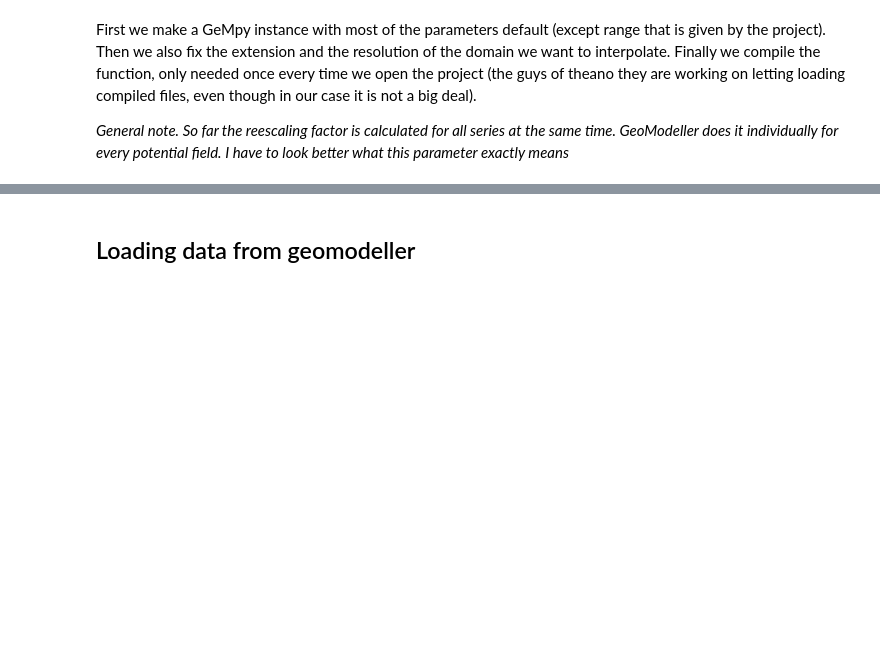
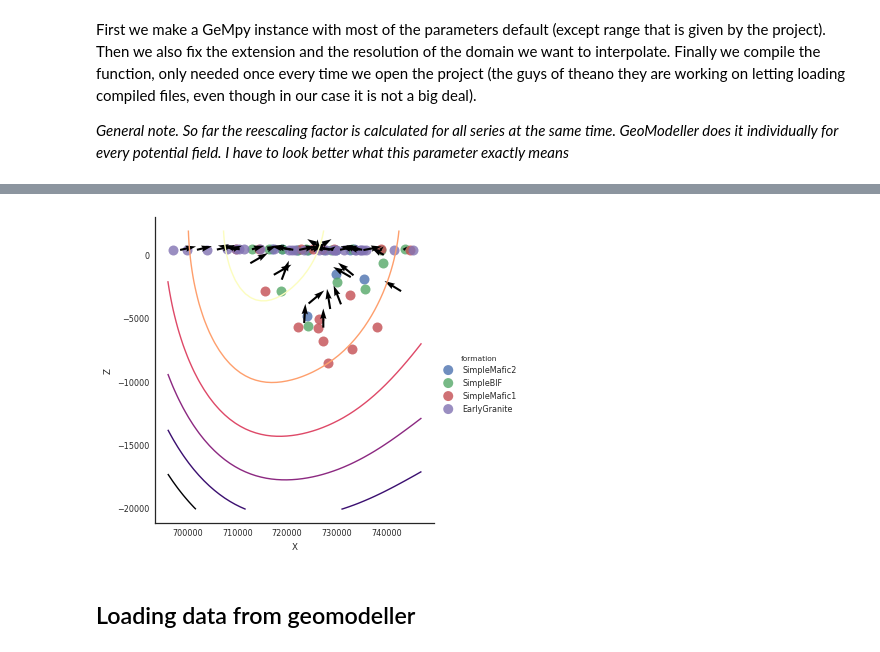
Before and after one commit to Leguark/GeMpy, a Jupyter notebook: Prototype Notebook/Sandstone Project-Copy1.ipynb, the cells around one changed output, grey strips where cells are left out. Drawn from its saved outputs; the diff is of its cells as text; code cells hidden in the pictures; blank space fills up the shorter version.

```diff
--- a/Prototype Notebook/Sandstone Project-Copy1.ipynb
+++ b/Prototype Notebook/Sandstone Project-Copy1.ipynb
@@ -58,8 +66,0 @@ TypeError: __init__() missing 1 required positional argument: 'spatial_parameter
-# %%
-# Setting extend, grid and compile
-# Setting the extent
-sandstone = GeMpy_core.DataManagement(696000,747000,6863000,6950000,-20000, 2000,
-                                     path_f = os.pardir+"/input_data/a_Foliations.csv",
-                                     path_i = os.pardir+"/input_data/a_Points.csv")
-
-sandstone.create_grid()
@@ -115,3 +69,7 @@ ipdb> exit
+# %%
+sandstone.Plot.plot_potential_field(sandstone.Interpolator.potential_field, 20, plot_data = True, cmap = "magma")
+# %% [output]
+[figure, added]
 # %%
 # Setting extend, grid and compile
 # Setting the extent
```
Also changed, not shown: parts of 21 cells of this notebook, 3 other files.
